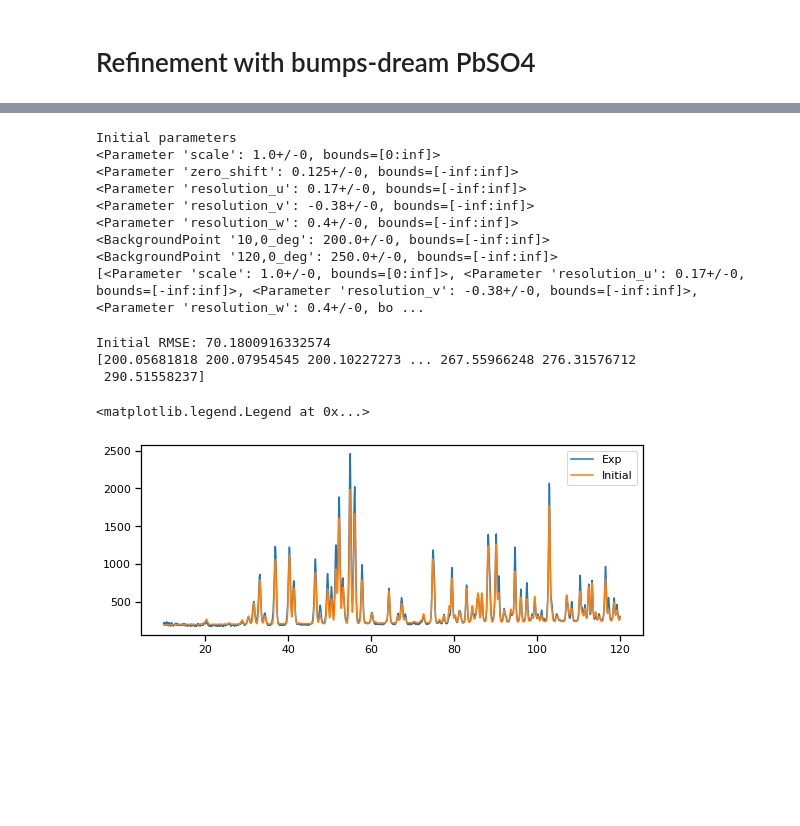
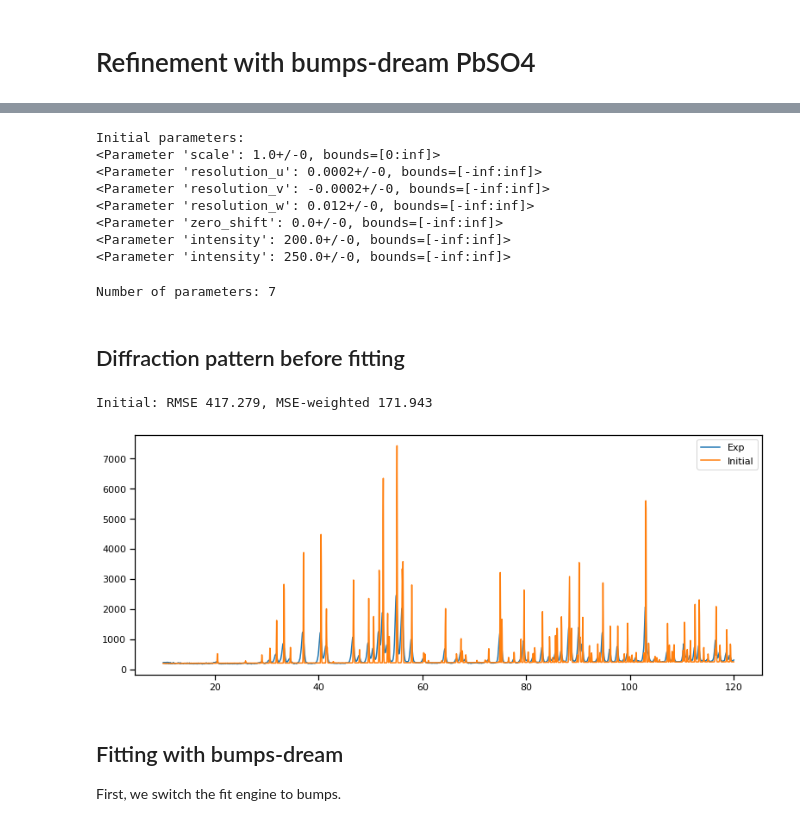
Before and after one commit to EasyScience/EasyDiffractionLibDocs, a Jupyter notebook: content/tutorials/advanced/refinement_bumps_dream.ipynb, the cells around one changed output, grey strips where cells are left out. Drawn from its saved outputs; the diff is of its cells as text; code cells hidden in the pictures; blank space fills up the shorter version.

```diff
--- a/content/tutorials/advanced/refinement_bumps_dream.ipynb
+++ b/content/tutorials/advanced/refinement_bumps_dream.ipynb
@@ -25,16 +24,20 @@ ImportError for wx/mpl in GSASIIctrlGUI: ignore if docs build
 # help functions
 
 def print_parameters(job):
-    print(job.phases[0].scale)
-    print(job.pattern.zero_shift)
-    print(job.parameters.resolution_u)
-    print(job.parameters.resolution_v)
-    print(job.parameters.resolution_w)
-    print(job.backgrounds[0][0])
-    print(job.backgrounds[0][1])
+    """ Print all fit-parameters in job. """
+    for x in job.get_fit_parameters():
+        print(x)
 
 
-def compute_rmse(y1, y2):
-    delta_y = y1-y2
+def compute_rmse(y_target, y_predicted):
+    """ Compute root mean squared error (RMSE) between target and predicted values """
+    delta_y = y_target - y_predicted
     rmse = np.sqrt(np.mean(delta_y**2))
     return rmse
+
+def compute_mse_weighted(y_target, y_predicted):
+    """ Compute the weighted mean squared error. (weighting by y_target) """
+    delta_y = y_target - y_predicted
+    weight = y_target
+    mse_weighted = np.mean(delta_y**2 / weight)
+    return mse_weighted
@@ -77,43 +83,53 @@ job.backgrounds[0][0].y.fixed = False
 job.backgrounds[0][1].y.fixed = False
 
 # set reasonable initial parameter values
-job.pattern.zero_shift = 0.125
-job.parameters.resolution_u = 0.17
-job.parameters.resolution_v = -0.38
-job.parameters.resolution_w = 0.4
-job.backgrounds[0][0] = 218
-job.backgrounds[0][1] = 230
+if False:
+    job.pattern.zero_shift = 0.125
+    job.parameters.resolution_u = 0.17
+    job.parameters.resolution_v = -0.38
+    job.parameters.resolution_w = 0.4
+    job.backgrounds[0][0] = 218
+    job.backgrounds[0][1] = 230
 
 
-print('Initial parameters')
+print('Initial parameters:')
 print_parameters(job)
-print(job.get_fit_parameters())
 # %% [output]
-Initial parameters
+Initial parameters:
 <Parameter 'scale': 1.0+/-0, bounds=[0:inf]>
-<Parameter 'zero_shift': 0.125+/-0, bounds=[-inf:inf]>
-<Parameter 'resolution_u': 0.17+/-0, bounds=[-inf:inf]>
-<Parameter 'resolution_v': -0.38+/-0, bounds=[-inf:inf]>
-<Parameter 'resolution_w': 0.4+/-0, bounds=[-inf:inf]>
-<BackgroundPoint '10,0_deg': 200.0+/-0, bounds=[-inf:inf]>
-<BackgroundPoint '120,0_deg': 250.0+/-0, bounds=[-inf:inf]>
-[<Parameter 'scale': 1.0+/-0, bounds=[0:inf]>, <Parameter 'resolution_u': 0.17+/-0, bounds=[-inf:inf]>, <Parameter 'resolution_v': -0.38+/-0, bounds=[-inf:inf]>, <Parameter 'resolution_w': 0.4+/-0, bo ...
+<Parameter 'resolution_u': 0.0002+/-0, bounds=[-inf:inf]>
+<Parameter 'resolution_v': -0.0002+/-0, bounds=[-inf:inf]>
+<Parameter 'resolution_w': 0.012+/-0, bounds=[-inf:inf]>
+<Parameter 'zero_shift': 0.0+/-0, bounds=[-inf:inf]>
+<Parameter 'intensity': 200.0+/-0, bounds=[-inf:inf]>
+<Parameter 'intensity': 250.0+/-0, bounds=[-inf:inf]>
+# %%
+n_parameters = len(job.get_fit_parameters())
+print(f'Number of parameters: {n_parameters}')
+# %% [output]
+Number of parameters: 7
+# %% [markdown]
+## Diffraction pattern before fitting
 # %%
 # Initial before fit
 y_initial = calculator.fit_func(meas_x)
 rmse_initial = compute_rmse(meas_y, y_initial)
-print('Initial RMSE:', rmse_initial)
-print(y_initial)
-fig = plt.figure(figsize=(9, 3.5))
+msew_initial = compute_mse_weighted(meas_y, y_initial)
+print(f'Initial: RMSE {rmse_initial:.3f}, MSE-weighted {msew_initial:.3f}')
+
+# plot
+fig = plt.figure(figsize=(11, 4.5))
+
 plt.plot(meas_x, meas_y, label='Exp')
 plt.plot(meas_x, y_initial, label='Initial')
 plt.legend()
+fig.tight_layout()
 # %% [output]
-Initial RMSE: 70.1800916332574
-[200.05681818 200.07954545 200.10227273 ... 267.55966248 276.31576712
- 290.51558237]
+Initial: RMSE 417.279, MSE-weighted 171.943
-<matplotlib.legend.Legend at 0x...>
-[figure, old version]
+[figure, new version]
+# %% [markdown]
+## Fitting with bumps-dream
+First, we switch the fit engine to bumps.
 # %%
 # setup fitting
 fitter = Fitter(job, calculator.fit_func)
```
Also changed, not shown: parts of 22 cells of this notebook.
